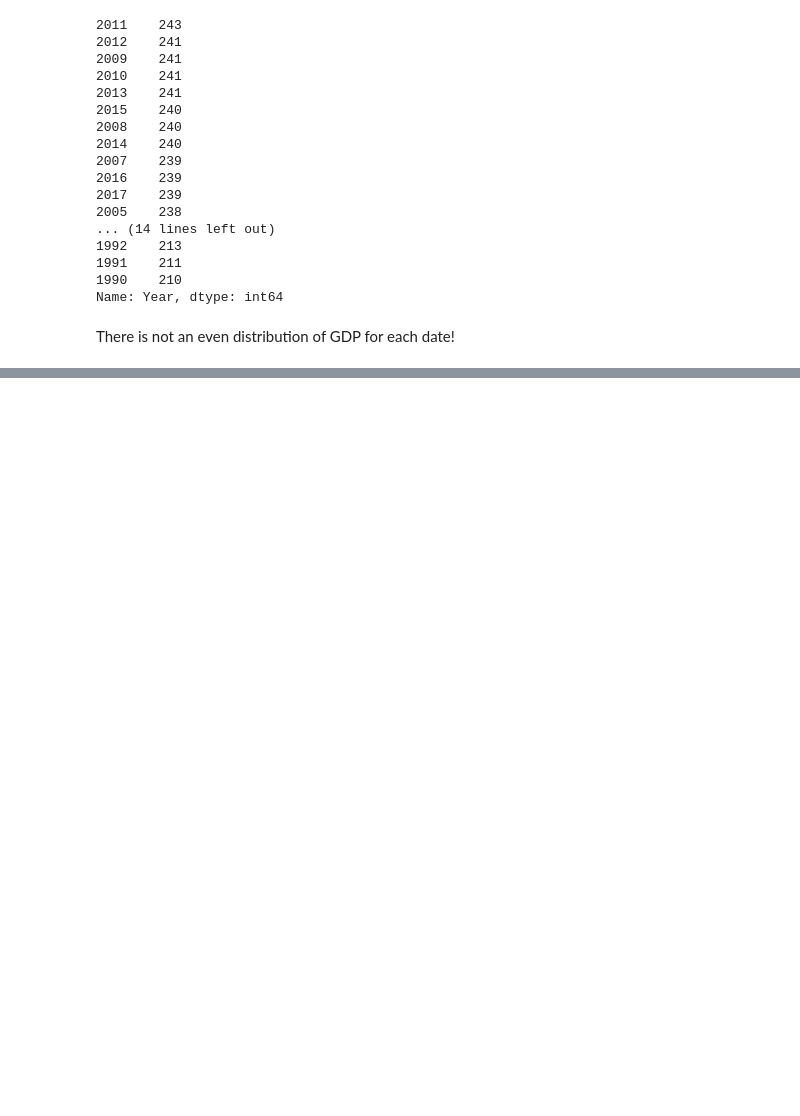
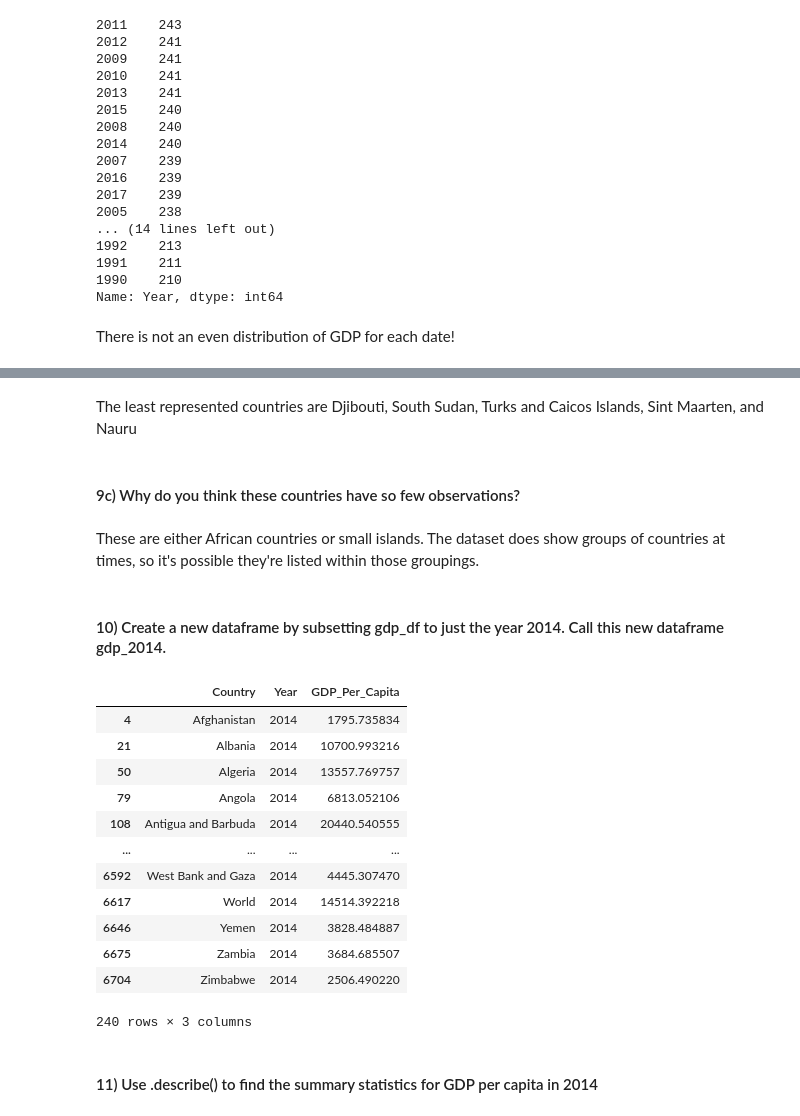
Before and after one commit to lordfrahnk/dq1-undata-lordfrahnk, a Jupyter notebook: notebooks/UN_Data_Exploration.ipynb, the cells around one changed output, grey strips where cells are left out. Saved outputs shown, nothing was run; the diff lists cells and outputs as text; code cells hidden in the pictures; blank space fills up the shorter version.

```diff
--- a/notebooks/UN_Data_Exploration.ipynb
+++ b/notebooks/UN_Data_Exploration.ipynb
@@ -130,0 +130,27 @@ gdp_df
+# %% [markdown]
+The least represented countries are Djibouti, South Sudan, Turks and Caicos Islands, Sint Maarten, and Nauru
+# %% [markdown]
+#### 9c) Why do you think these countries have so few observations?
+# %% [markdown]
+These are either African countries or small islands. The dataset does show groups of countries at times, so it's possible they're listed within those groupings.
+# %% [markdown]
+#### 10) Create a new dataframe by subsetting gdp_df to just the year 2014. Call this new dataframe gdp_2014.
+# %%
+gdp_2014 = gdp_df[gdp_df['Year'] == 2014]
+gdp_2014
+# %% [output]
+|  | Country | Year | GDP_Per_Capita |
+| 4 | Afghanistan | 2014 | 1795.735834 |
+| 21 | Albania | 2014 | 10700.993216 |
+| 50 | Algeria | 2014 | 13557.769757 |
+| 79 | Angola | 2014 | 6813.052106 |
+| 108 | Antigua and Barbuda | 2014 | 20440.540555 |
+| ... | ... | ... | ... |
+| 6592 | West Bank and Gaza | 2014 | 4445.307470 |
+| 6617 | World | 2014 | 14514.392218 |
+| 6646 | Yemen | 2014 | 3828.484887 |
+| 6675 | Zambia | 2014 | 3684.685507 |
+| 6704 | Zimbabwe | 2014 | 2506.490220 |
+240 rows × 3 columns
+# %% [markdown]
+#### 11) Use .describe() to find the summary statistics for GDP per capita in 2014
```
Also changed, not shown: parts of 20 cells of this notebook.
